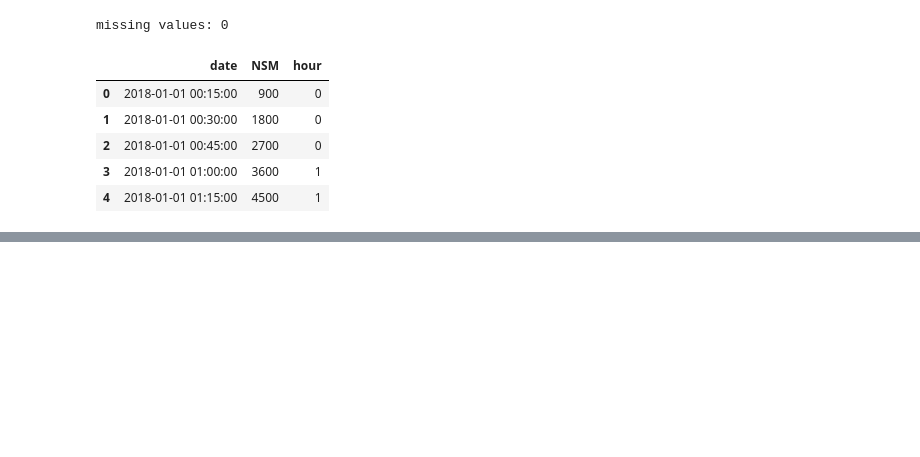
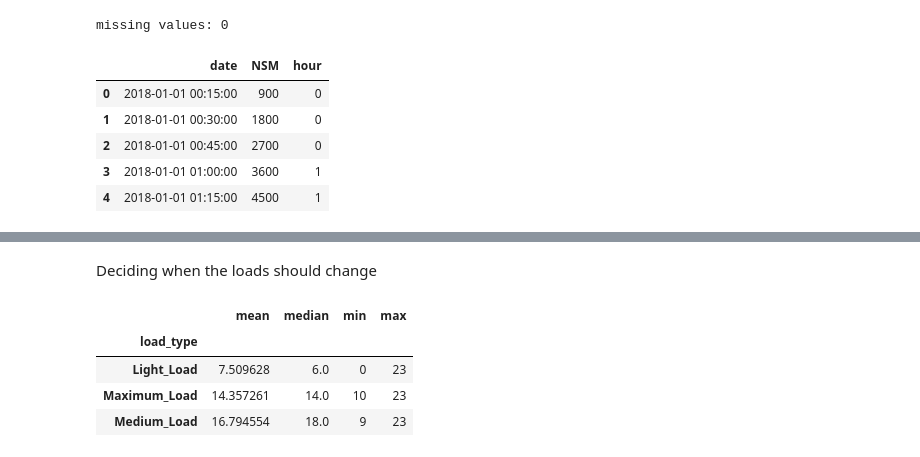
Before and after one commit to joelmayinja/energy-aware-robot-dqn, a Jupyter notebook: notebooks/dataset_prototype.ipynb, the cells around one changed output, grey strips where cells are left out. Saved outputs shown, nothing was run; the diff lists cells and outputs as text; code cells hidden in the pictures; blank space fills up the shorter version.

```diff
--- a/notebooks/dataset_prototype.ipynb
+++ b/notebooks/dataset_prototype.ipynb
@@ -55,0 +65,10 @@ df[['date', 'NSM', 'hour']].head()
+# %% [markdown]
+Deciding when the loads should change
+# %%
+df.groupby('load_type')['hour'].agg(['mean', 'median', 'min', 'max'])
+# %% [output]
+|  | mean | median | min | max |
+| load_type |  |  |  |  |
+| Light_Load | 7.509628 | 6.0 | 0 | 23 |
+| Maximum_Load | 14.357261 | 14.0 | 10 | 23 |
+| Medium_Load | 16.794554 | 18.0 | 9 | 23 |
```
Also changed, not shown: parts of 5 cells of this notebook.
